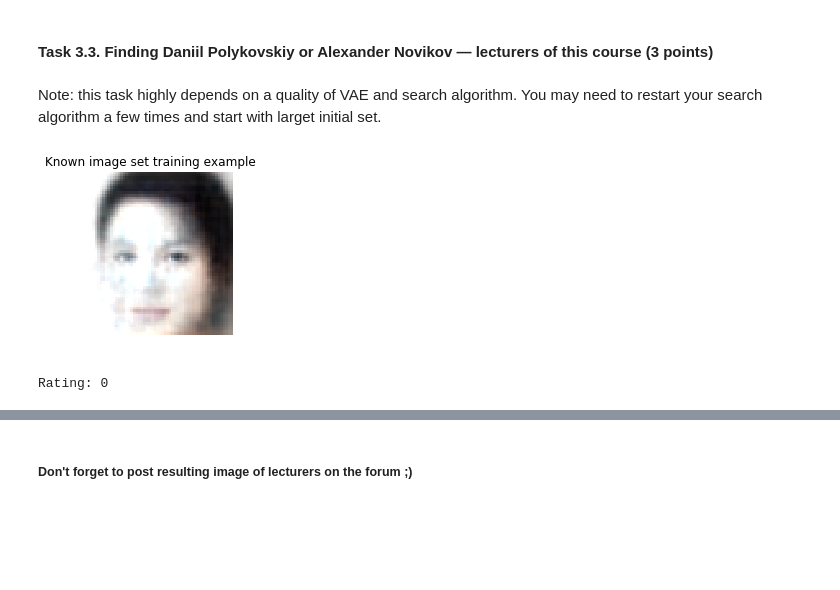
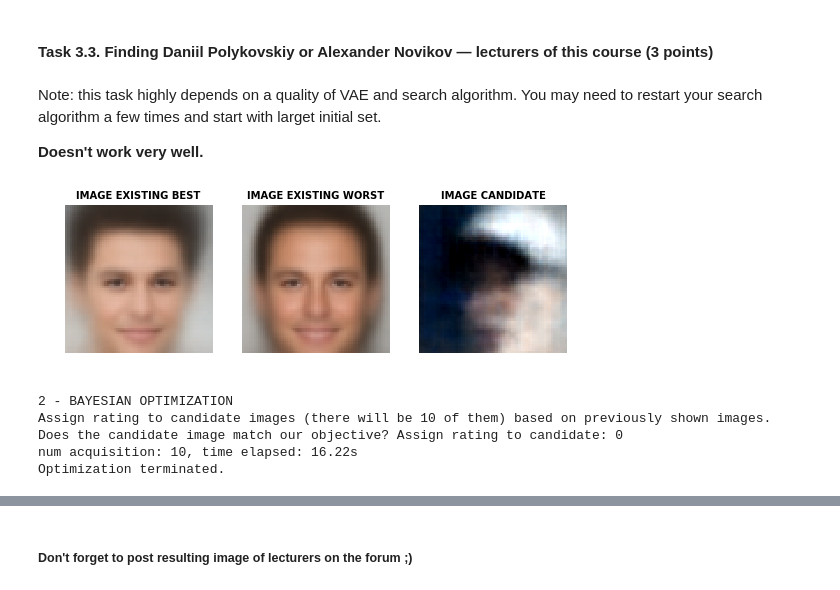
Before and after one commit to SJD1882/MOOC-Coursera-Advanced-Machine-Learning, a Jupyter notebook: 3 - Bayesian Methods for Machine Learning/7 - Forensic Science Final Project/Assignment 5 - Finding the suspect with VAE and Bayesian Optimization.ipynb, the cells around one changed output, grey strips where cells are left out. Saved outputs shown, nothing was run; the diff lists cells and outputs as text; code cells hidden in the pictures; blank space fills up the shorter version.

```diff
--- a/3 - Bayesian Methods for Machine Learning/7 - Forensic Science Final Project/Assignment 5 - Finding the suspect with VAE and Bayesian Optimization.ipynb
+++ b/3 - Bayesian Methods for Machine Learning/7 - Forensic Science Final Project/Assignment 5 - Finding the suspect with VAE and Bayesian Optimization.ipynb
@@ -264,12 +318,18 @@ composit.draw_best('Widest smile')
 #### Task 3.3. Finding Daniil Polykovskiy or Alexander Novikov — lecturers of this course (3 points)
 # %% [markdown]
 Note: this task highly depends on a quality of VAE and search algorithm. You may need to restart your search algorithm a few times and start with larget initial set.
+
+**Doesn't work very well.**
 # %%
-composit = FacialComposit(decoder, 8)
+composit = FacialComposit(decoder, latent_size=8, nb_images_for_bayesopt=10)
 composit.optimize()
 # %% [output]
-[figure, old version]
+[figure, new version]
-Rating: 0
+2 - BAYESIAN OPTIMIZATION
+Assign rating to candidate images (there will be 10 of them) based on previously shown images.
+Does the candidate image match our objective? Assign rating to candidate: 0
+num acquisition: 10, time elapsed: 16.22s
+Optimization terminated.
 # %%
 composit.draw_best('Lecturer')
 # %% [output]
```
Also changed, not shown: parts of 11 cells of this notebook.
